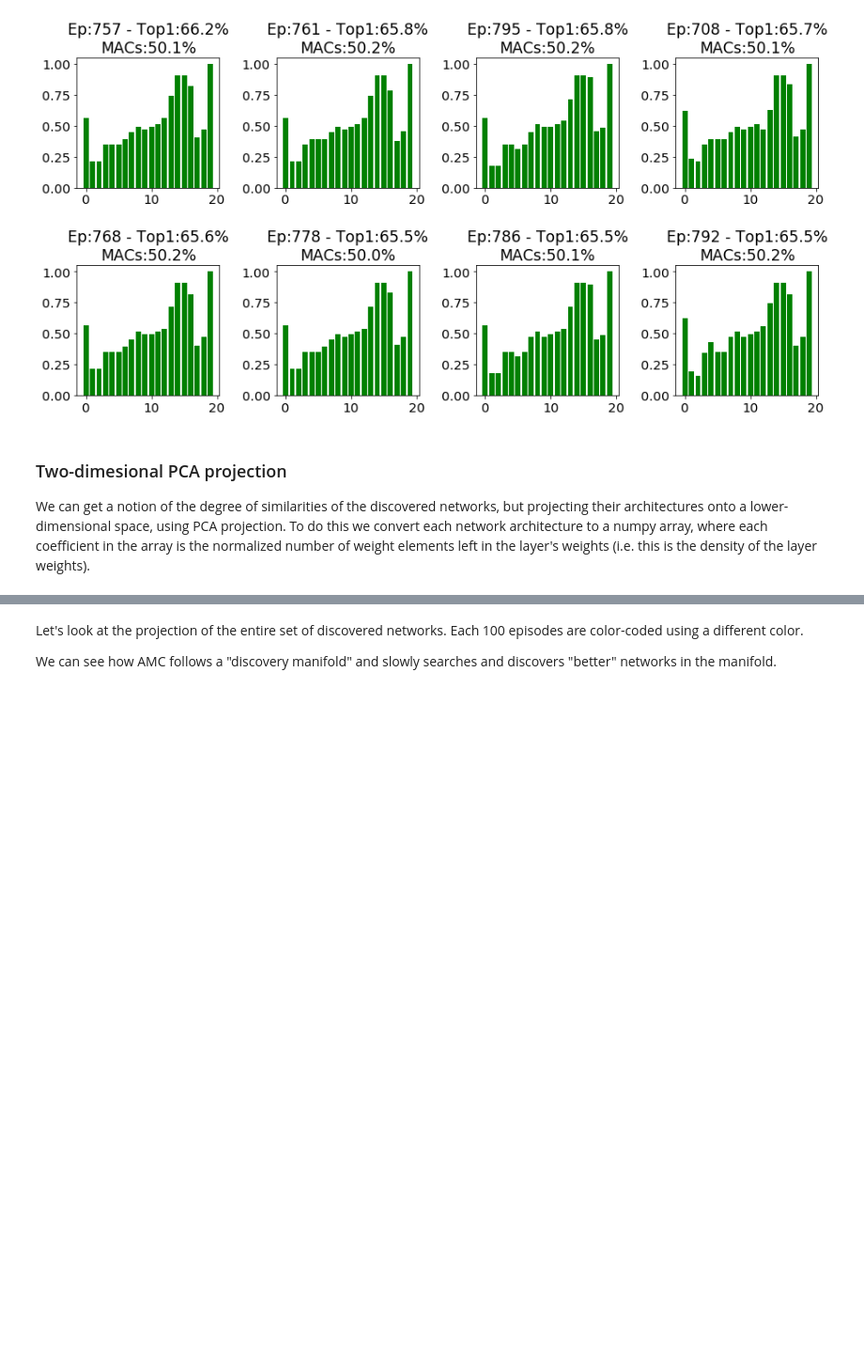
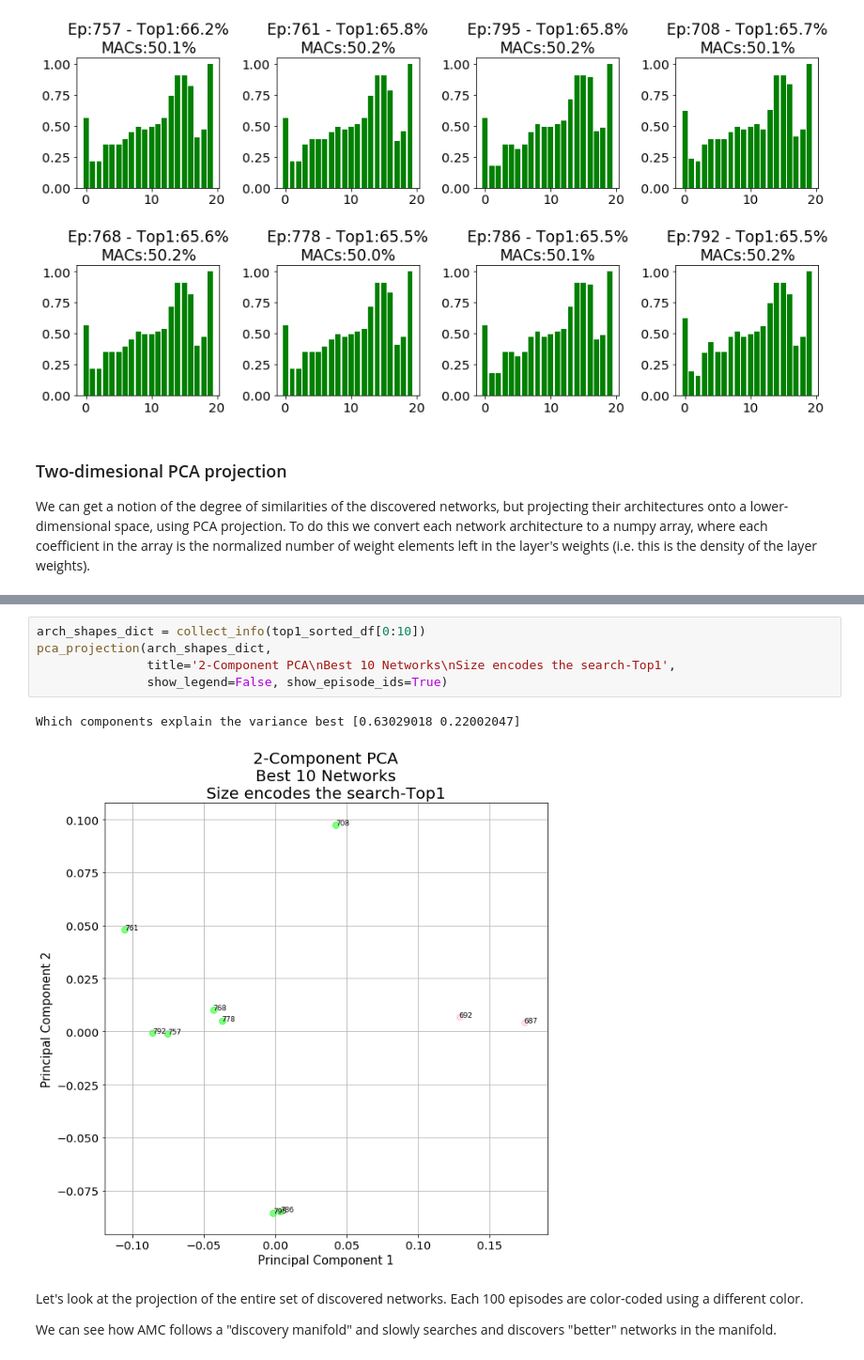
Before and after one commit to IntelLabs/distiller, a Jupyter notebook: examples/auto_compression/amc/jupyter/amc_worksheet.ipynb, the cells around one changed output, grey strips where cells are left out. Shown: that part at 94% size. Saved outputs shown, nothing was run; the diff lists cells and outputs as text; blank space fills up the shorter version.

```diff
--- a/examples/auto_compression/amc/jupyter/amc_worksheet.ipynb
+++ b/examples/auto_compression/amc/jupyter/amc_worksheet.ipynb
@@ -207,3 +153,11 @@ Which components explain the variance best [0.63029018 0.22002047]
+# %%
+arch_shapes_dict = collect_info(top1_sorted_df[0:10])
+pca_projection(arch_shapes_dict,
+               title='2-Component PCA\nBest 10 Networks\nSize encodes the search-Top1',
+               show_legend=False, show_episode_ids=True)
+# %% [output]
+Which components explain the variance best [0.63029018 0.22002047]
+[figure, added]
 # %% [markdown]
 Let's look at the projection of the entire set of discovered networks.  Each 100 episodes are color-coded using a different color.
 
```
Also changed, not shown: parts of 2 cells of this notebook, 2 other files.
